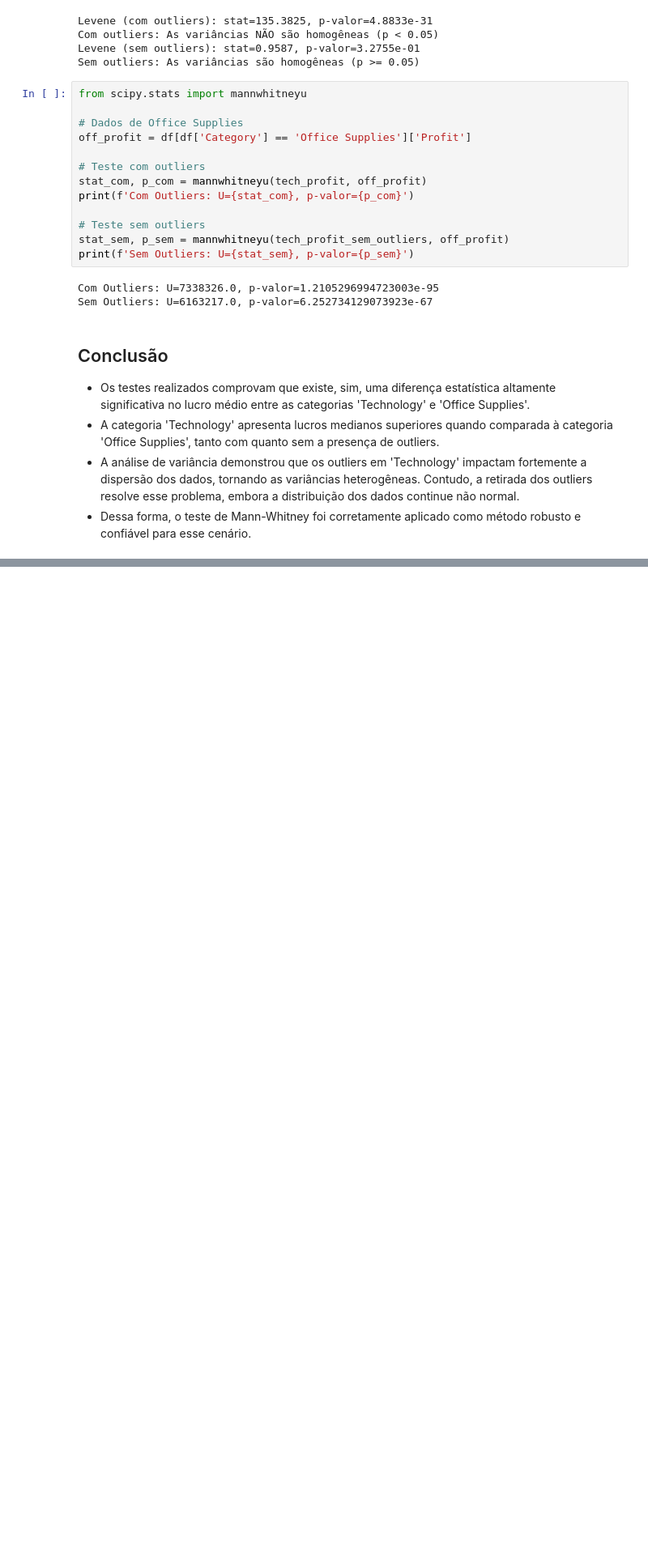
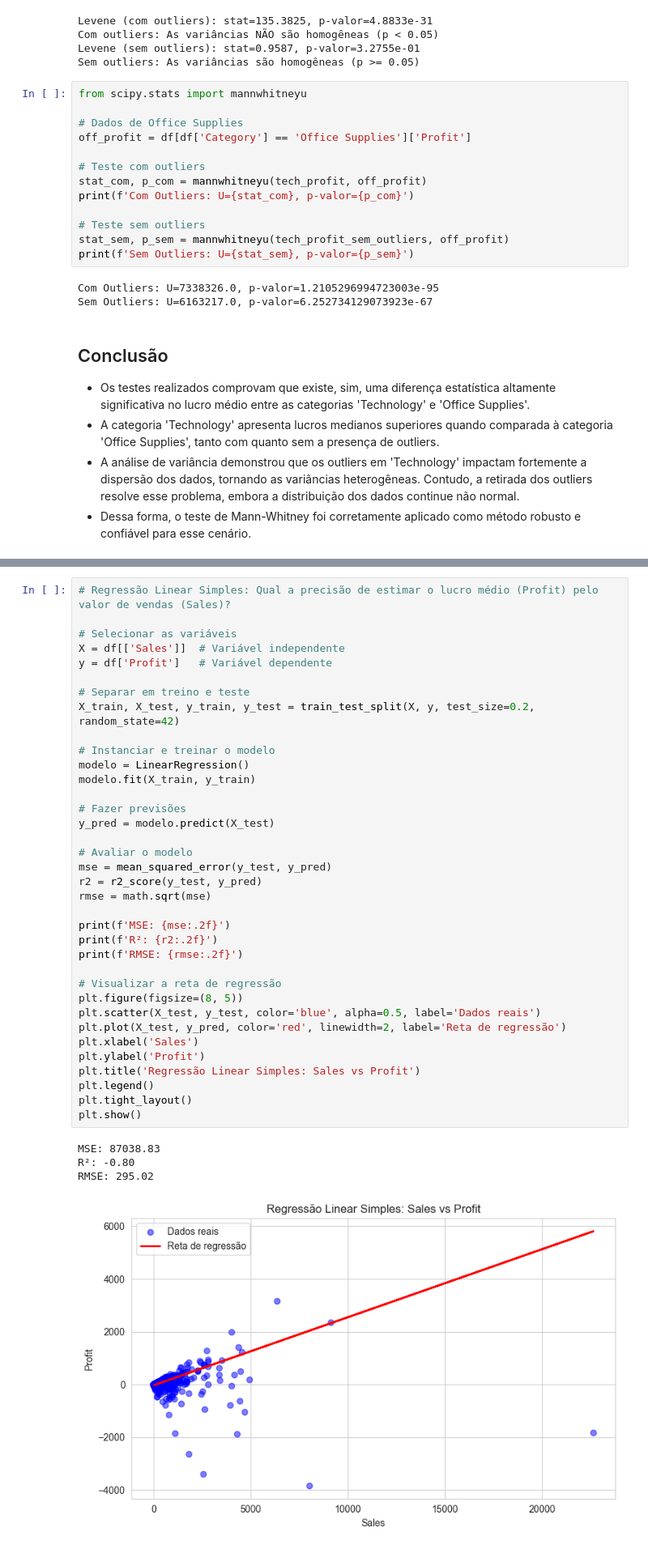
Before and after one commit to MaluAbrami/trabAnaliseDeDados, a Jupyter notebook: notebooks/Trabalho.ipynb, the cells around one changed output, grey strips where cells are left out. Shown at 81% size. Cells and saved outputs as stored; diff of their text form; blank space fills up the shorter version.

Commit message:
add regressão linear simples

```diff
--- a/notebooks/Trabalho.ipynb
+++ b/notebooks/Trabalho.ipynb
@@ -950,0 +957,41 @@ Sem Outliers: U=6163217.0, p-valor=6.252734129073923e-67
+# %%
+# Regressão Linear Simples: Qual a precisão de estimar o lucro médio (Profit) pelo valor de vendas (Sales)?
+
+# Selecionar as variáveis
+X = df[['Sales']]  # Variável independente
+y = df['Profit']   # Variável dependente
+
+# Separar em treino e teste
+X_train, X_test, y_train, y_test = train_test_split(X, y, test_size=0.2, random_state=42)
+
+# Instanciar e treinar o modelo
+modelo = LinearRegression()
+modelo.fit(X_train, y_train)
+
+# Fazer previsões
+y_pred = modelo.predict(X_test)
+
+# Avaliar o modelo
+mse = mean_squared_error(y_test, y_pred)
+r2 = r2_score(y_test, y_pred)
+rmse = math.sqrt(mse)
+
+print(f'MSE: {mse:.2f}')
+print(f'R²: {r2:.2f}')
+print(f'RMSE: {rmse:.2f}')
+
+# Visualizar a reta de regressão
+plt.figure(figsize=(8, 5))
+plt.scatter(X_test, y_test, color='blue', alpha=0.5, label='Dados reais')
+plt.plot(X_test, y_pred, color='red', linewidth=2, label='Reta de regressão')
+plt.xlabel('Sales')
+plt.ylabel('Profit')
+plt.title('Regressão Linear Simples: Sales vs Profit')
+plt.legend()
+plt.tight_layout()
+plt.show()
+# %% [output]
+MSE: 87038.83
+R²: -0.80
+RMSE: 295.02
+[figure, added]
```
Also changed, not shown: parts of 5 cells of this notebook.
